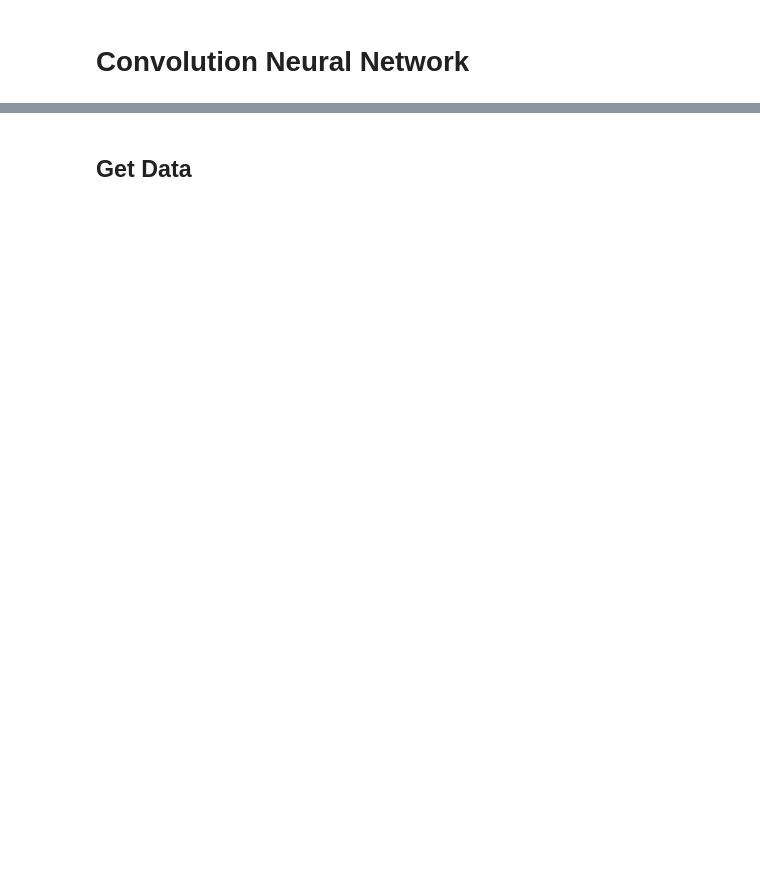
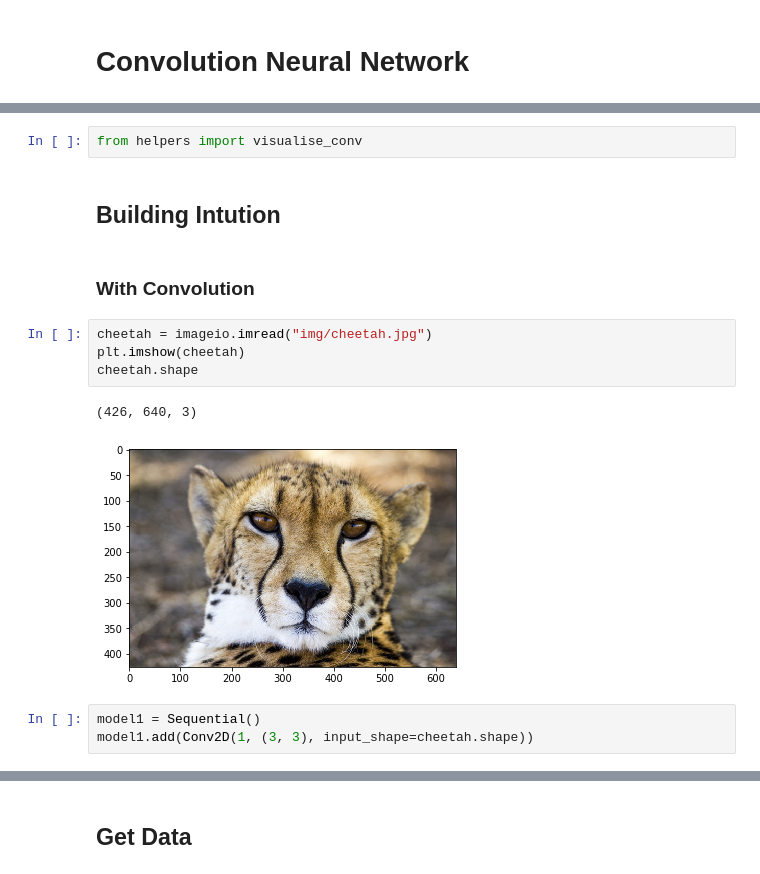
Before and after one commit to amitkaps/deep-learning, a Jupyter notebook: 03-CNN.ipynb, the cells around one changed output, grey strips where cells are left out. Saved outputs shown, nothing was run; the diff lists cells and outputs as text; blank space fills up the shorter version.

```diff
--- a/03-CNN.ipynb
+++ b/03-CNN.ipynb
@@ -2,0 +30,16 @@
+# %%
+from helpers import visualise_conv
+# %% [markdown]
+## Building Intution
+# %% [markdown]
+### With Convolution
+# %%
+cheetah = imageio.imread("img/cheetah.jpg")
+plt.imshow(cheetah)
+cheetah.shape
+# %% [output]
+(426, 640, 3)
+[figure, added]
+# %%
+model1 = Sequential()
+model1.add(Conv2D(1, (3, 3), input_shape=cheetah.shape))
```
Also changed, not shown: parts of 56 cells of this notebook, 1 other file.
